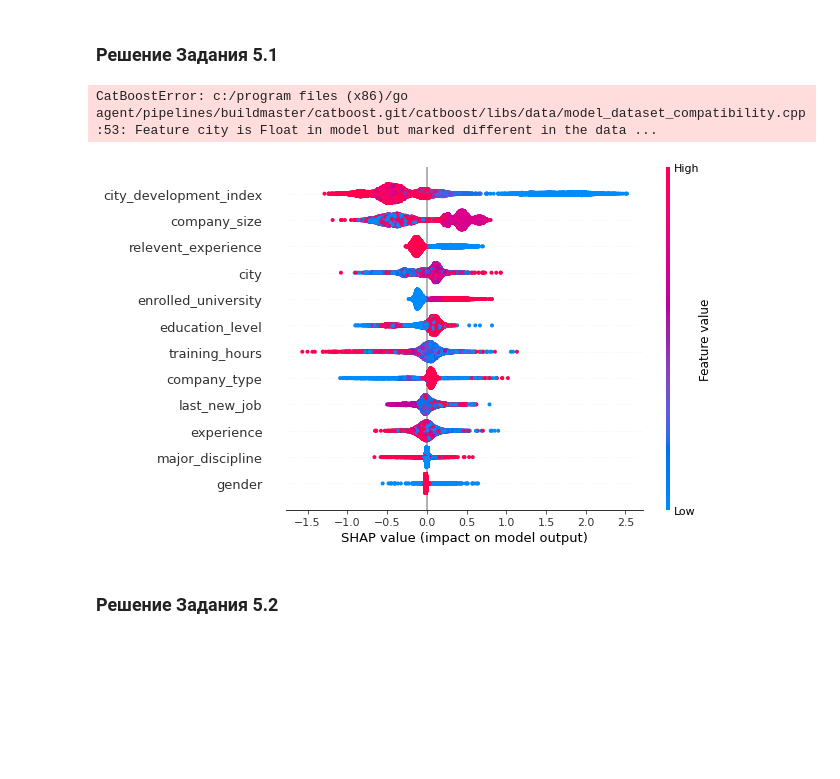
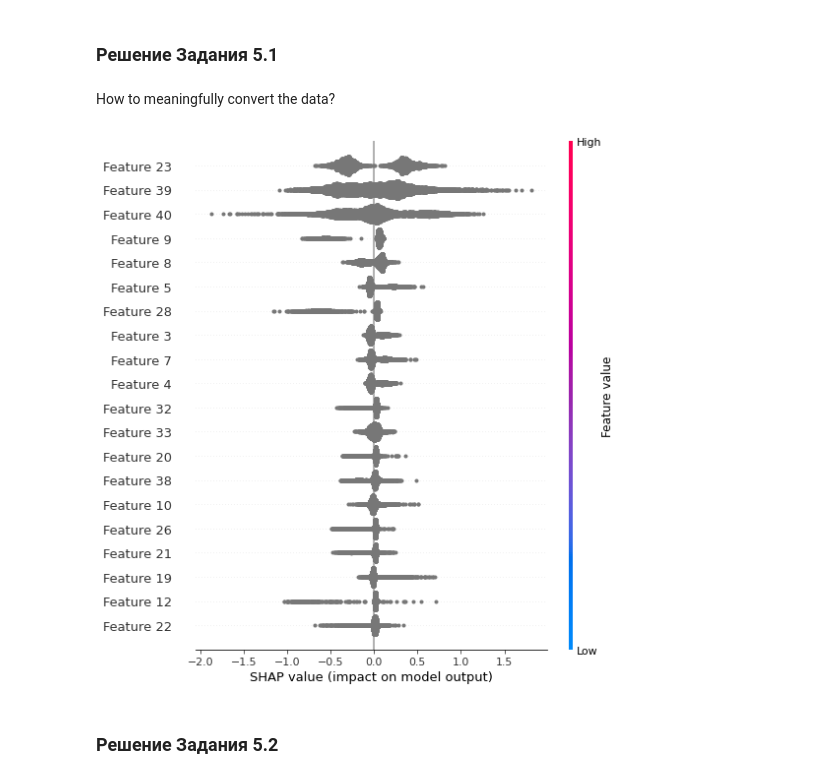
Before and after one commit to shatandv/GB_ML_Business_2021_04_26, a Jupyter notebook: homework/lesson7/les7_homework.ipynb, the cells around one changed output. Saved outputs shown, nothing was run; the diff lists cells and outputs as text; code cells hidden in the pictures; blank space fills up the shorter version.

Commit message:
Almost finished Lesson 7 homework
Need to solve a problem with using Sklearn Pipelines.

```diff
--- a/homework/lesson7/les7_homework.ipynb
+++ b/homework/lesson7/les7_homework.ipynb
@@ -270,5 +277,13 @@ X_train, X_test, y_train, y_test = train_test_split(df.drop(columns=['target']),
+# %%
+pipeline = Pipeline([
+    ('preprocessing', preprocessing),
+    ('classifier', ctb.CatBoostClassifier()),
+])
+# %%
+X_train_trans = pipeline.fit_transform(X_train, y_train)
+X_test_trans = pipeline.transform(X_test)
 # %%
-model, model_metrics = evaluate_model(ctb.CatBoostClassifier(),
+model, model_metrics = evaluate_model(pipeline,
                                       X_train,
                                       y_train,
                                       X_test,
@@ -288,16 +321,17 @@ metrics
 3. Для отдельных наблюдений вывести force_plot и попытаться проинтерпретировать результат.
 # %% [markdown]
 ### Решение Задания 5.1
+# %% [markdown]
+How to meaningfully convert the data?
 # %%
+shap.KernelExplainer(pipeline.named_steps['classifier'].predict_proba, X_train_trans)
 explainer = shap.TreeExplainer(model)
-shap_values = explainer.shap_values(ctb.Pool(X_train, y_train, cat_features=cat_feats))
+shap_values = explainer.shap_values(X_train_trans, y_train)
-# %% [output]
-CatBoostError: c:/program files (x86)/go agent/pipelines/buildmaster/catboost.git/catboost/libs/data/model_dataset_compatibility.cpp:53: Feature city is Float in model but marked different in the data ...
 # %%
 # summarize the effects of all the features
-shap.summary_plot(shap_values, X_train)
+shap.summary_plot(shap_values, X_train_trans)
 # %% [output]
-[figure, old version]
+[figure, new version]
 # %% [markdown]
 ### Решение Задания 5.2
 # %% [markdown]
```
Also changed, not shown: parts of 53 cells of this notebook, 4 other files.
